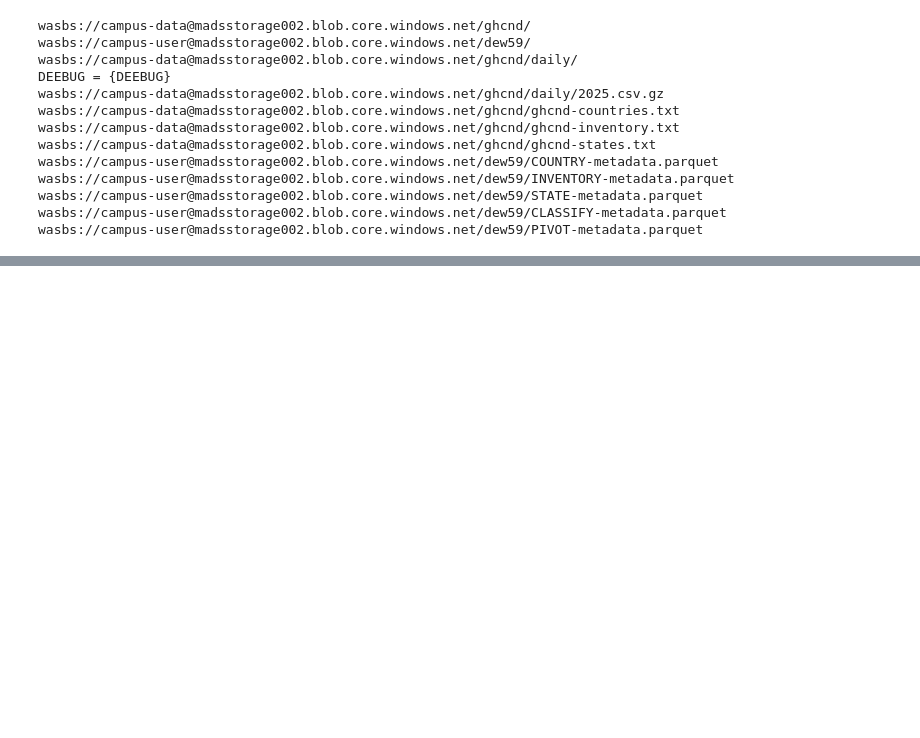
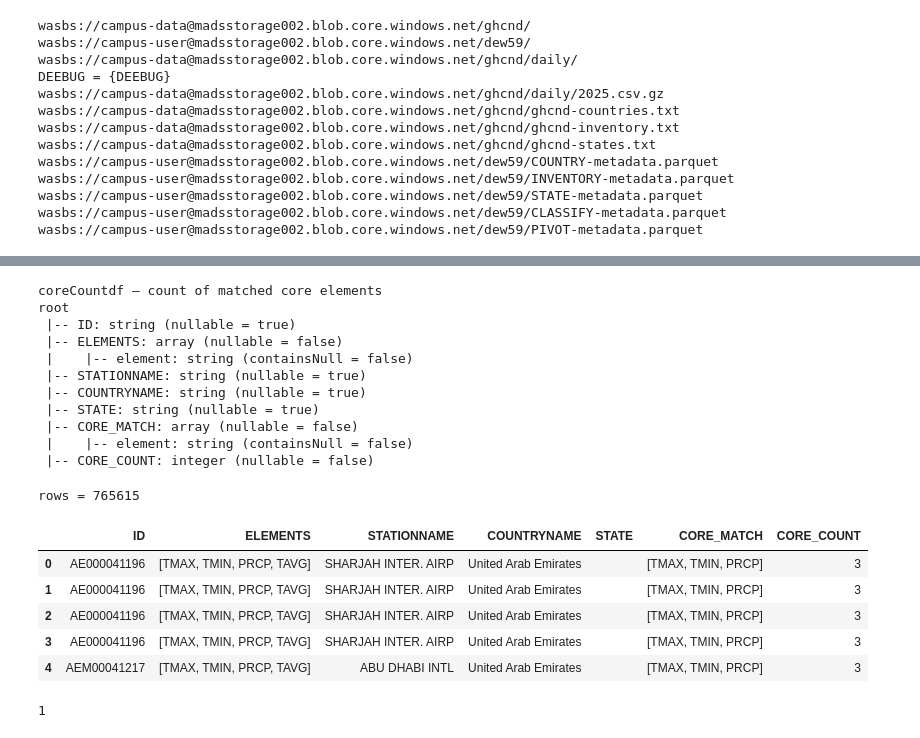
Before and after one commit to david-ewing-nz/ghcn-spark-analysis, a Jupyter notebook: notebooks/01_ghcn2_explore.ipynb, the cells around one changed output, grey strips where cells are left out. Saved outputs shown, nothing was run; the diff lists cells and outputs as text; code cells hidden in the pictures; blank space fills up the shorter version.

```diff
--- a/notebooks/01_ghcn2_explore.ipynb
+++ b/notebooks/01_ghcn2_explore.ipynb
@@ -1207,0 +1304,10 @@ AnalysisException: [UNRESOLVED_COLUMN.WITH_SUGGESTION] A column or function para
+# %%
+# stationMetadata to get STATINNAME and location info
+stationElementsdf = elementSetdf.join(
+    stationMetadata.select("ID", "STATIONNAME", "COUNTRYNAME", "STATE"),
+    on="ID",
+    how="left"
+)
+
+dprintf(DEEBUG, "stationElementsdf – joined elementSetdf with stationMetadata")
+hprintf(DEEBUG, stationElementsdf)
@@ -1207,0 +1362,29 @@ AnalysisException: [UNRESOLVED_COLUMN.WITH_SUGGESTION] A column or function para
+# %%
+#  number of matched core elements
+coreCountdf = coreIntersectdf.withColumn(
+    "CORE_COUNT",
+    F.size(F.col("CORE_MATCH"))
+)
+
+dprintf(DEEBUG, "coreCountdf – count of matched core elements")
+hprintf(DEEBUG, coreCountdf)
+# %% [output]
+coreCountdf – count of matched core elements
+root
+ |-- ID: string (nullable = true)
+ |-- ELEMENTS: array (nullable = false)
+ |    |-- element: string (containsNull = false)
+ |-- STATIONNAME: string (nullable = true)
+ |-- COUNTRYNAME: string (nullable = true)
+ |-- STATE: string (nullable = true)
+ |-- CORE_MATCH: array (nullable = false)
+ |    |-- element: string (containsNull = false)
+ |-- CORE_COUNT: integer (nullable = false)
+rows = 765615
+|  | ID | ELEMENTS | STATIONNAME | COUNTRYNAME | STATE | CORE_MATCH | CORE_COUNT |
+| 0 | AE000041196 | [TMAX, TMIN, PRCP, TAVG] | SHARJAH INTER. AIRP | United Arab Emirates |  | [TMAX, TMIN, PRCP] | 3 |
+| 1 | AE000041196 | [TMAX, TMIN, PRCP, TAVG] | SHARJAH INTER. AIRP | United Arab Emirates |  | [TMAX, TMIN, PRCP] | 3 |
+| 2 | AE000041196 | [TMAX, TMIN, PRCP, TAVG] | SHARJAH INTER. AIRP | United Arab Emirates |  | [TMAX, TMIN, PRCP] | 3 |
+| 3 | AE000041196 | [TMAX, TMIN, PRCP, TAVG] | SHARJAH INTER. AIRP | United Arab Emirates |  | [TMAX, TMIN, PRCP] | 3 |
+| 4 | AEM00041217 | [TMAX, TMIN, PRCP, TAVG] | ABU DHABI INTL | United Arab Emirates |  | [TMAX, TMIN, PRCP] | 3 |
+1
```
Also changed, not shown: parts of 28 cells of this notebook.
